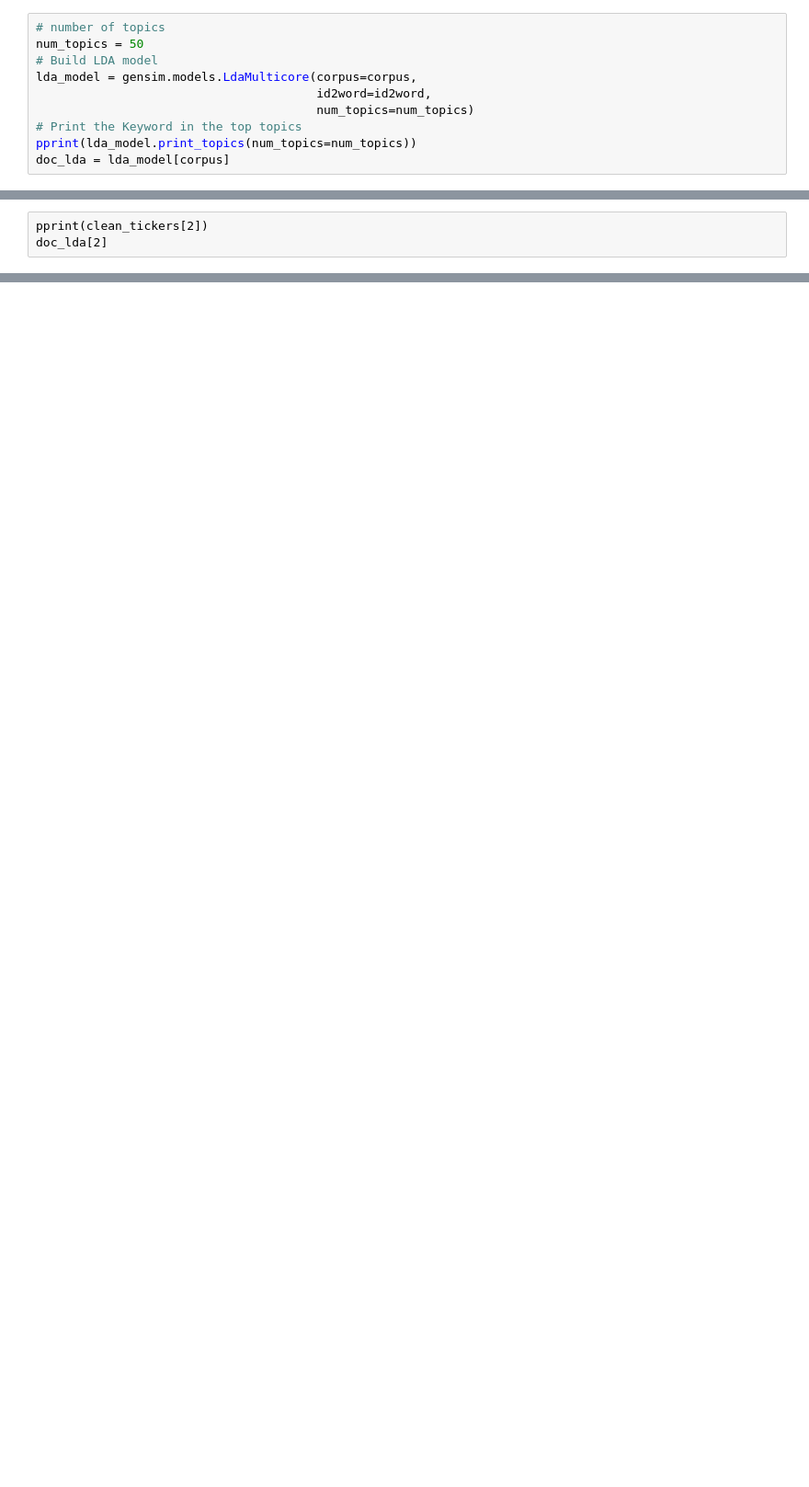
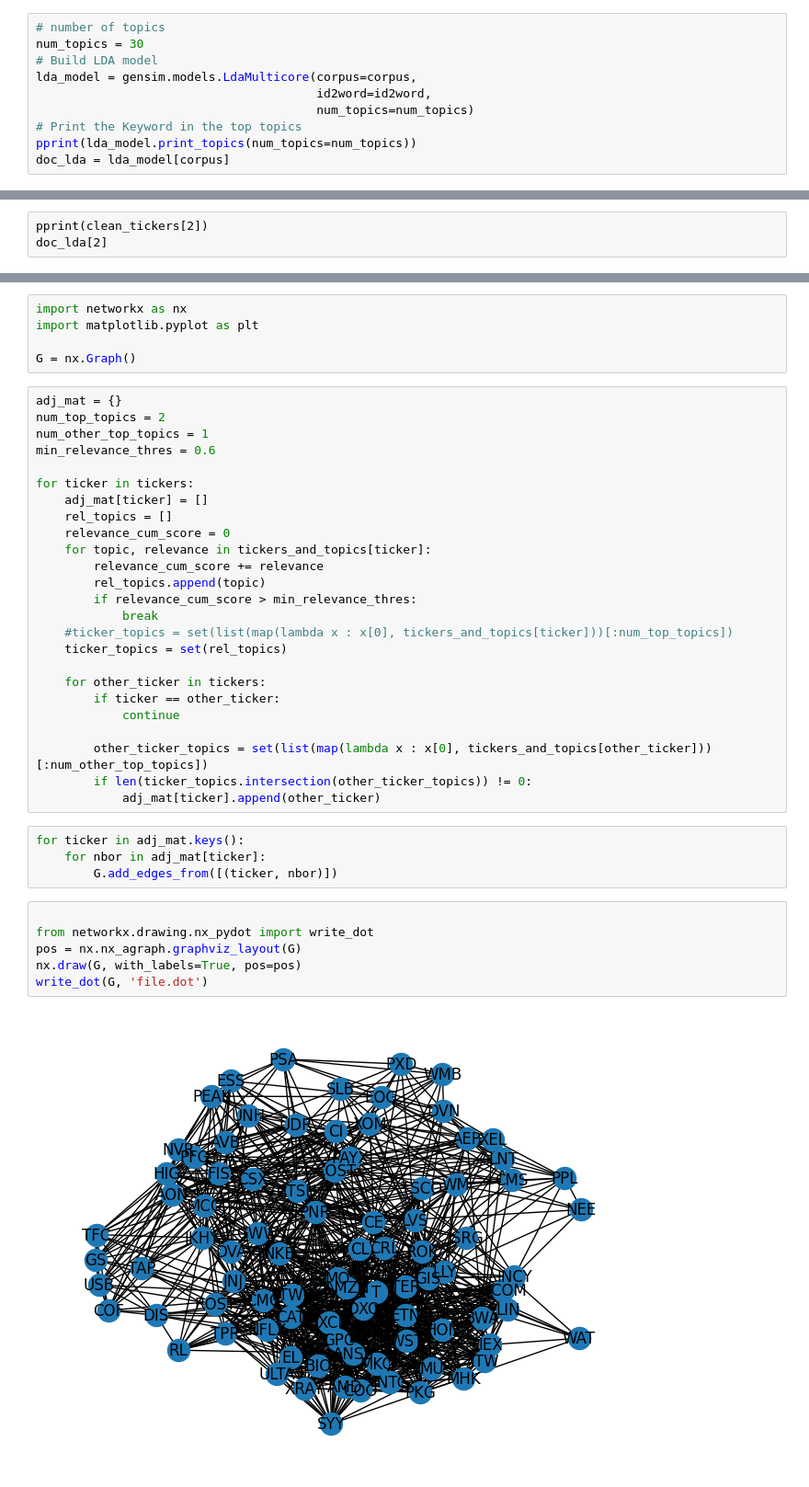
Before and after one commit to fanpu/10-708-project, a Jupyter notebook: LDA.ipynb, the cells around one changed output, grey strips where cells are left out. Shown at 92% size. Drawn from its saved outputs; the diff is of its cells as text; blank space fills up the shorter version.

```diff
--- a/LDA.ipynb
+++ b/LDA.ipynb
@@ -106,7 +117,7 @@ id2word = corpora.Dictionary(ticker_wordlist.values())
 corpus = [id2word.doc2bow(ticker_wordlist[ticker]) for ticker in clean_tickers]
 # %%
 # number of topics
-num_topics = 50
+num_topics = 30
 # Build LDA model
 lda_model = gensim.models.LdaMulticore(corpus=corpus,
                                        id2word=id2word,
@@ -262,0 +307,42 @@ doc_lda[2]
+# %%
+import networkx as nx
+import matplotlib.pyplot as plt
+
+G = nx.Graph()
+# %%
+adj_mat = {}
+num_top_topics = 2
+num_other_top_topics = 1
+min_relevance_thres = 0.6
+
+for ticker in tickers:
+    adj_mat[ticker] = []
+    rel_topics = []
+    relevance_cum_score = 0
+    for topic, relevance in tickers_and_topics[ticker]:
+        relevance_cum_score += relevance
+        rel_topics.append(topic)
+        if relevance_cum_score > min_relevance_thres:
+            break
+    #ticker_topics = set(list(map(lambda x : x[0], tickers_and_topics[ticker]))[:num_top_topics])
+    ticker_topics = set(rel_topics)
+
+    for other_ticker in tickers:
+        if ticker == other_ticker:
+            continue
+
+        other_ticker_topics = set(list(map(lambda x : x[0], tickers_and_topics[other_ticker]))[:num_other_top_topics])
+        if len(ticker_topics.intersection(other_ticker_topics)) != 0:
+            adj_mat[ticker].append(other_ticker)
+# %%
+for ticker in adj_mat.keys():
+    for nbor in adj_mat[ticker]:
+        G.add_edges_from([(ticker, nbor)])
+# %%
+
+from networkx.drawing.nx_pydot import write_dot
+pos = nx.nx_agraph.graphviz_layout(G)
+nx.draw(G, with_labels=True, pos=pos)
+write_dot(G, 'file.dot')
+# %% [output]
+[figure, added]
```
Also changed, not shown: parts of 10 cells of this notebook, 3 other files.
